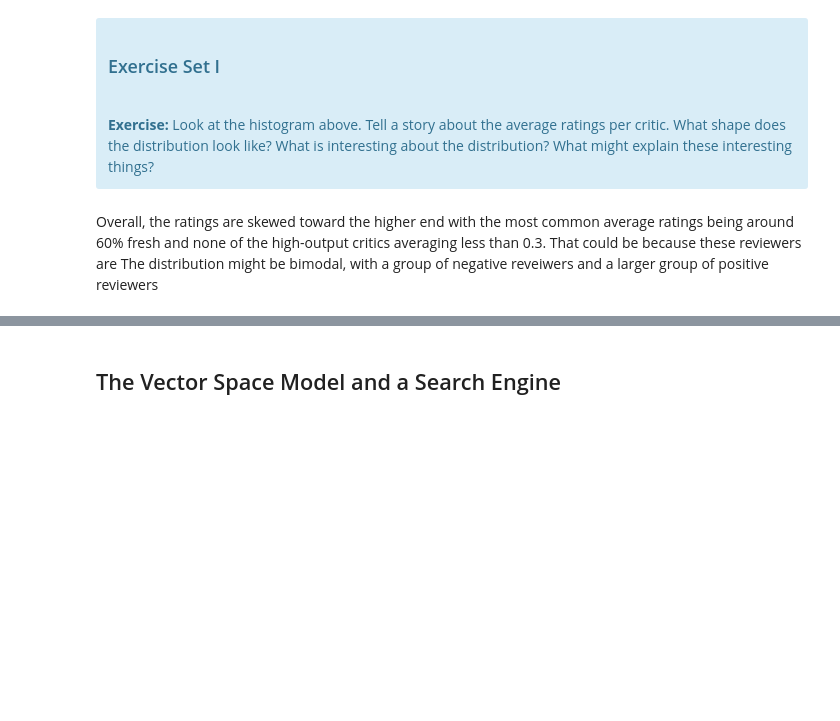
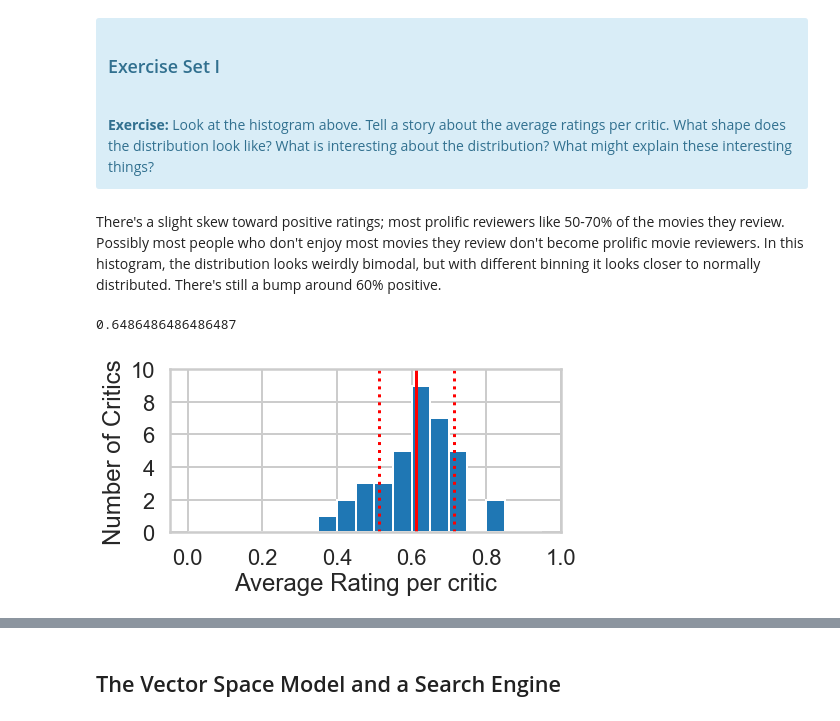
Before and after one commit to Adenordis/Springboard-Exercises, a Jupyter notebook: 10-3_MiniProj_Naive_Bayes/Mini_Project_Naive_Bayes.ipynb, the cells around one changed output, grey strips where cells are left out. Saved outputs shown, nothing was run; the diff lists cells and outputs as text; code cells hidden in the pictures; blank space fills up the shorter version.

```diff
--- a/10-3_MiniProj_Naive_Bayes/Mini_Project_Naive_Bayes.ipynb
+++ b/10-3_MiniProj_Naive_Bayes/Mini_Project_Naive_Bayes.ipynb
@@ -80,5 +80,20 @@ plt.yticks([0, 2, 4, 6, 8, 10]);
 <br/>
 <b>Exercise:</b> Look at the histogram above. Tell a story about the average ratings per critic. What shape does the distribution look like? What is interesting about the distribution? What might explain these interesting things?
 </div>
-# %% [markdown]
-Overall, the ratings are skewed toward the higher end with the most common average ratings being around 60% fresh and none of the high-output critics averaging less than 0.3.  That could be because these reviewers are The distribution might be bimodal, with a group of negative reveiwers and a larger group of positive reviewers
+# %% [markdown]
+There's a slight skew toward positive ratings; most prolific reviewers like 50-70% of the movies they review.  Possibly most people who don't enjoy most movies they review don't become prolific movie reviewers.  In this histogram, the distribution looks weirdly bimodal, but with different binning it looks closer to normally distributed.  There's still a bump around 60% positive.
+# %%
+_ = plt.figure(figsize = [7,3])
+m = means[counts > 100]
+_ = m.hist(bins = np.arange(0,1,0.05))
+_ = plt.xticks(np.arange(0,1.05,0.2))
+_ = plt.axvline(np.mean(m), color = 'r')
+_ = plt.axvline(np.mean(m) - np.std(m), color = 'r', linestyle = ':')
+_ = plt.axvline(np.mean(m) + np.std(m), color = 'r', linestyle = ':')
+_ = plt.xlabel("Average Rating per critic")
+_ = plt.ylabel("Number of Critics")
+_ = plt.yticks([0, 2, 4, 6, 8, 10])
+np.mean((m>=0.50)&(m<0.70))
+# %% [output]
+0.6486486486486487
+[figure, added]
```
Also changed, not shown: parts of 11 cells of this notebook.
